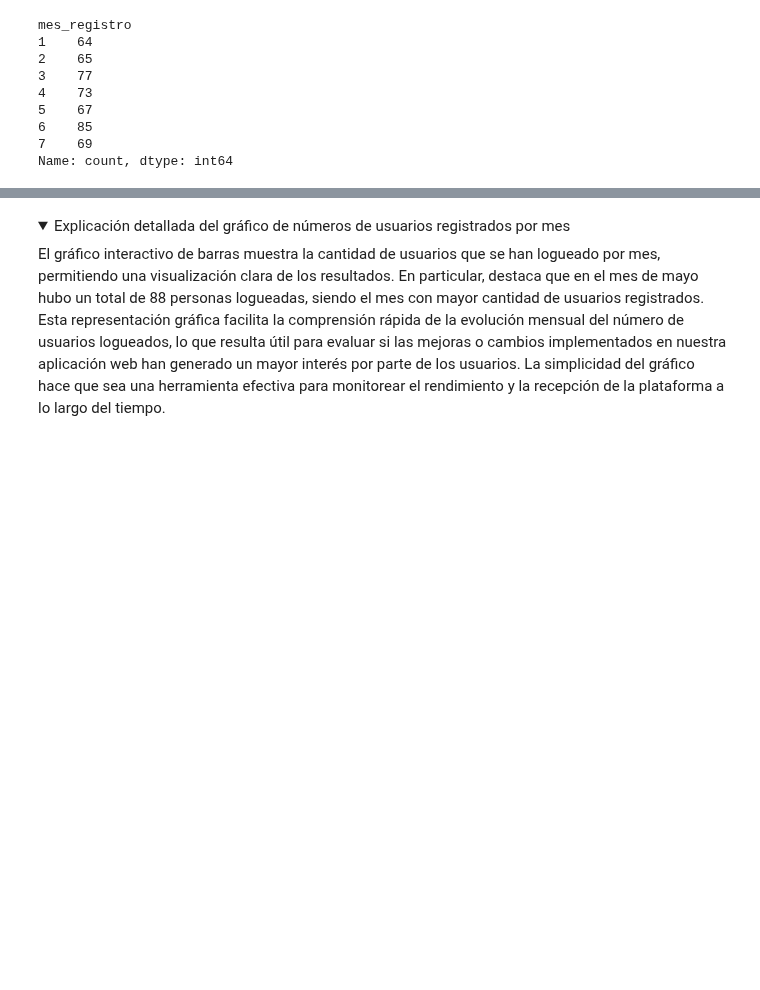
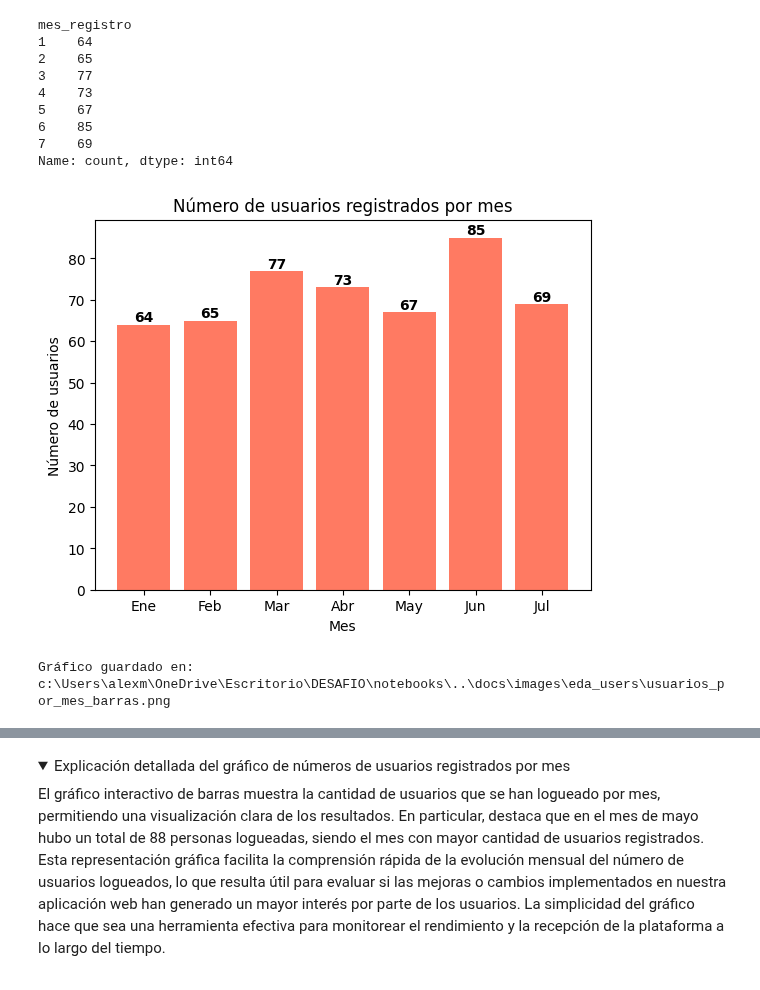
Before and after one commit to AlexCapis/HEATY---Aplicacion-Web-para-Olas-de-Calor, a Jupyter notebook: notebooks/eda_users.ipynb, the cells around one changed output, grey strips where cells are left out. Saved outputs shown, nothing was run; the diff lists cells and outputs as text; code cells hidden in the pictures; folded sections open; blank space fills up the shorter version.

```diff
--- a/notebooks/eda_users.ipynb
+++ b/notebooks/eda_users.ipynb
@@ -272,4 +272,45 @@ mes_registro
 6    85
 7    69
 Name: count, dtype: int64
+# %%
+# Filtramos el DataFrame para incluir solo fechas anteriores o iguales a la fecha actual
+fecha_actual = datetime.now()
+df = df[df['fecha_registro'] <= fecha_actual]
+
+# Extraemos el mes de la columna 'fecha_registro'
+df['mes_registro'] = df['fecha_registro'].dt.month
+
+# Contamos el número de usuarios en cada mes
+users_por_mes = df['mes_registro'].value_counts().sort_index()
+
+# Calcular la suma acumulada de usuarios por mes
+users_por_mes_acumulado = users_por_mes.cumsum()
+
+# Obtener los meses con registros disponibles
+meses_con_registros = users_por_mes_acumulado.index.tolist()
+
+# Ruta donde se guardará la imagen creada
+current_dir = os.getcwd()
+output_file = os.path.join(current_dir, '..','docs', 'images', 'eda_users','usuarios_por_mes_barras.png')
+
+# Gráfico de barras para mostrar el número de usuarios por mes
+plt.bar(users_por_mes.index, users_por_mes.values, color= '#FF7A62')
+plt.xlabel('Mes')
+plt.ylabel('Número de usuarios')
+plt.title('Número de usuarios registrados por mes')
+
+# Limitar los ejes x a los meses con registros disponibles
+plt.xticks(meses_con_registros, ['Ene', 'Feb', 'Mar', 'Abr', 'May', 'Jun', 'Jul', 'Ago', 'Sep', 'Oct', 'Nov', 'Dic'][:len(meses_con_registros)])
+
+# Agregar el número total de usuarios al final de cada barra
+for x, y in zip(users_por_mes.index, users_por_mes.values):
+    plt.text(x, y, str(y), ha='center', va='bottom', fontsize=10, fontweight='bold', color='black')
+
+plt.savefig(output_file)
+plt.show()
+
+print(f"Gráfico guardado en: {output_file}")
+# %% [output]
+[figure, added]
+Gráfico guardado en: c:\Users\alexm\OneDrive\Escritorio\DESAFIO\notebooks\..\docs\images\eda_users\usuarios_por_mes_barras.png
 # %%
```
Also changed, not shown: parts of 10 cells of this notebook, 10 other files.
